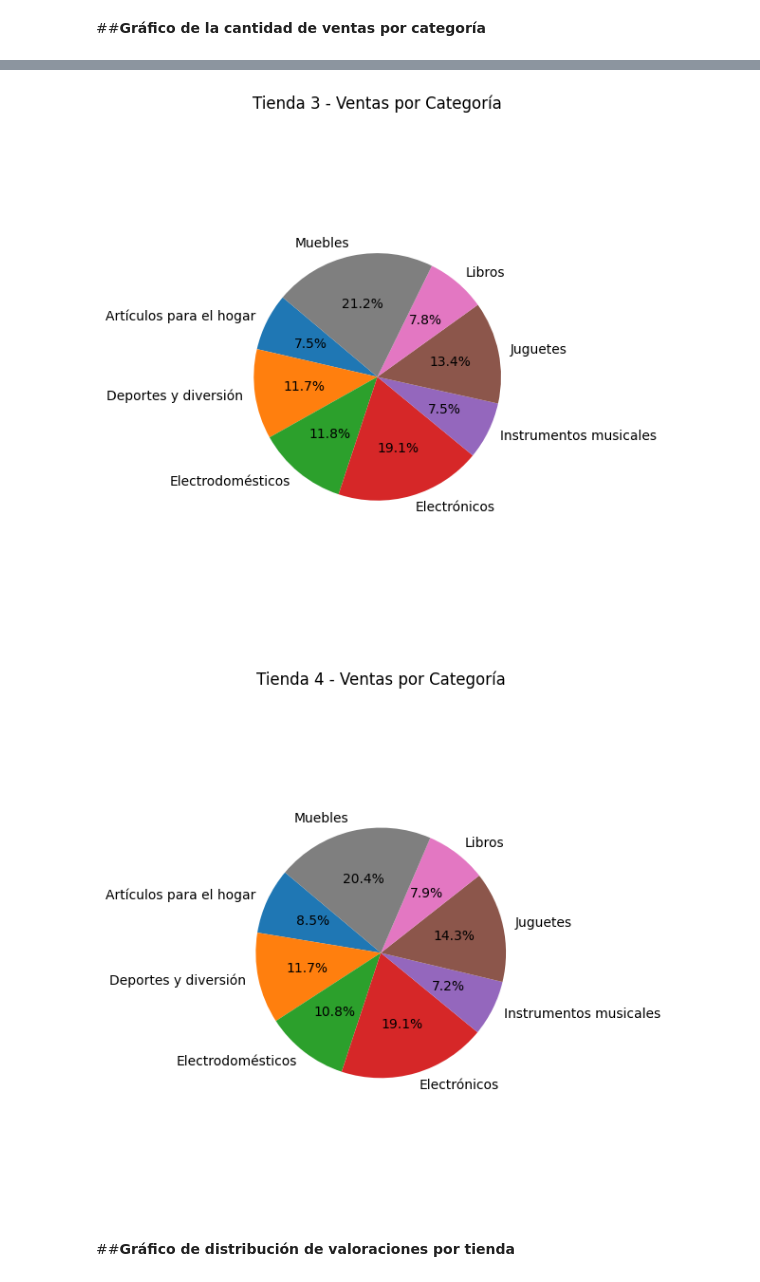
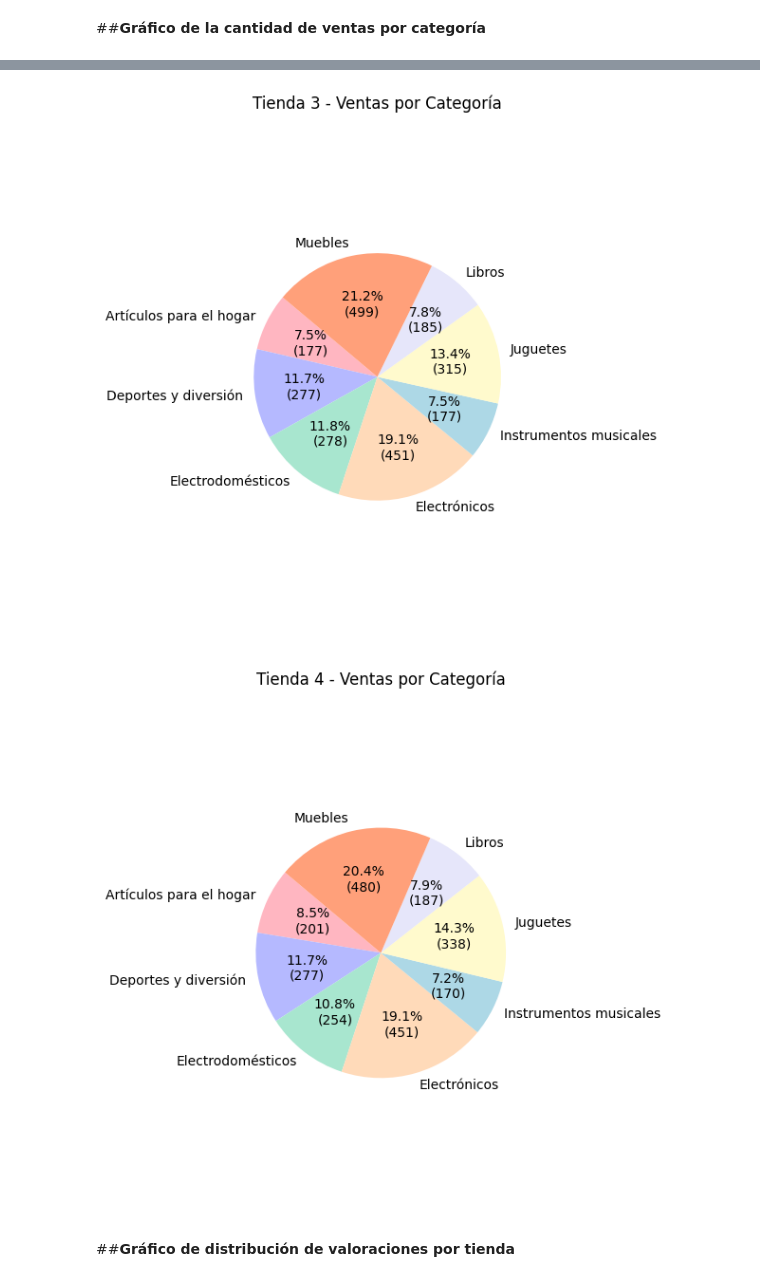
Before and after one commit to marozta/Data-Science-Challenge1-Alura-ONE-G9, a Jupyter notebook: AluraStoreLatamMARO.ipynb, the cells around one changed output, grey strips where cells are left out. Drawn from its saved outputs; the diff is of its cells as text; code cells hidden in the pictures.

```diff
--- a/AluraStoreLatamMARO.ipynb
+++ b/AluraStoreLatamMARO.ipynb
@@ -427,7 +422,7 @@ nombres_tiendas = ['Tienda 1', 'Tienda 2', 'Tienda 3', 'Tienda 4']
 ingresos = [ingreso_tienda_1, ingreso_tienda_2, ingreso_tienda_3, ingreso_tienda_4]
 
 # Colores
-colores = ['#374999', '#b51010', '#08c0af', '#d85b13']
+colores = ['#D2E3FC', '#FAD2CF', '#FEEFC3', '#CEEAD6']
 
 # Nombres e ingresos en plt.bar
 barras = plt.bar(nombres_tiendas, ingresos, color=colores)
@@ -450,22 +445,52 @@ plt.show()
 # %% [markdown]
 ##**Gráfico de la cantidad de ventas por categoría**
 # %%
+import matplotlib.colors as mcolors
+
+# Lista de colores personalizada
+tus_nuevos_colores = [
+    '#FFB6C1',  # Rosa Claro
+    '#B5B9FF',  # Lavanda
+    '#A8E6CF',  # Menta Suave
+    '#FFDAB9',  # Melocotón
+    '#ADD8E6',  # Azul Cielo Claro
+    '#FFFACD',  # Amarillo Crema
+    '#E6E6FA',  # Lila Pálido
+    '#FFA07A'   # Salmón Claro
+]
+
+color_list = tus_nuevos_colores
+
+# Asegurate de que todas_categorias exista antes
+# Ejemplo: todas_categorias = ['Bebidas', 'Lácteos', 'Snacks', ...]
+colores_categoria = {cat: color_list[i % len(color_list)] for i, cat in enumerate(todas_categorias)}
+
 # Función para graficar pie chart por tienda
 def graficar_torta(datos, titulo):
+
     # Reordenar los datos para que incluyan todas las categorías
     datos_completos = [datos.get(cat, 0) for cat in todas_categorias]
     colores = [colores_categoria[cat] for cat in todas_categorias]
+
+    # Función personalizada: % + unidades
+    def etiqueta(pct, valores):
+        total = sum(valores)
+        unidades = int(round(pct * total / 100.0))  # cálculo de unidades
+        if pct < 0.1:  # evita texto en categorías muy pequeñas
+            return ""
+        return f'{pct:.1f}%\n({unidades})'
 
     plt.figure(figsize=(6, 6))
     plt.pie(
         datos_completos,
         labels=todas_categorias,
         colors=colores,
-        autopct='%1.1f%%',
+        autopct=lambda pct: etiqueta(pct, datos_completos),
         startangle=140
     )
+
     plt.title(titulo)
-    plt.axis('equal')  # Igual proporción
+    plt.axis('equal')  # Proporción 1:1
     plt.tight_layout()
     plt.show()
 
@@ -480,5 +505,5 @@ graficar_torta(cat4, 'Tienda 4 - Ventas por Categoría')
-[figure, old version]
+[figure, new version]
-[figure, old version]
+[figure, new version]
 # %% [markdown]
 ##**Gráfico de distribución de valoraciones por tienda**
 # %%
```
Also changed, not shown: parts of 9 cells of this notebook.
